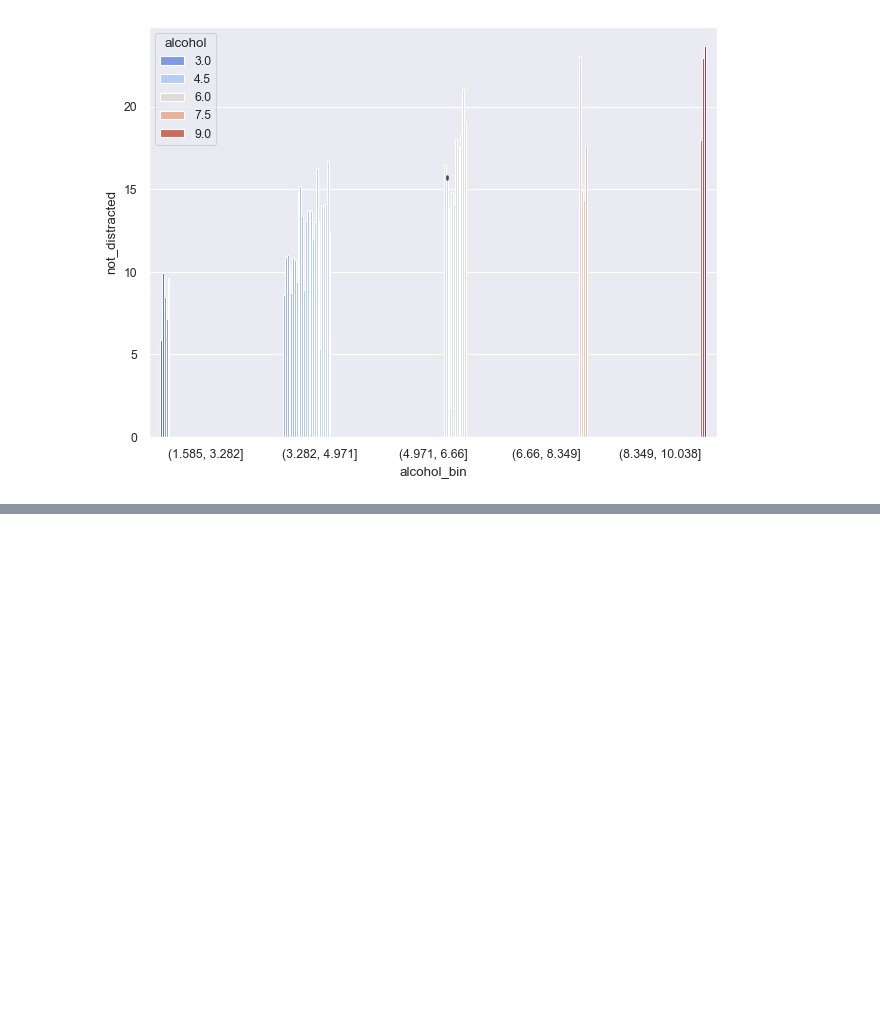
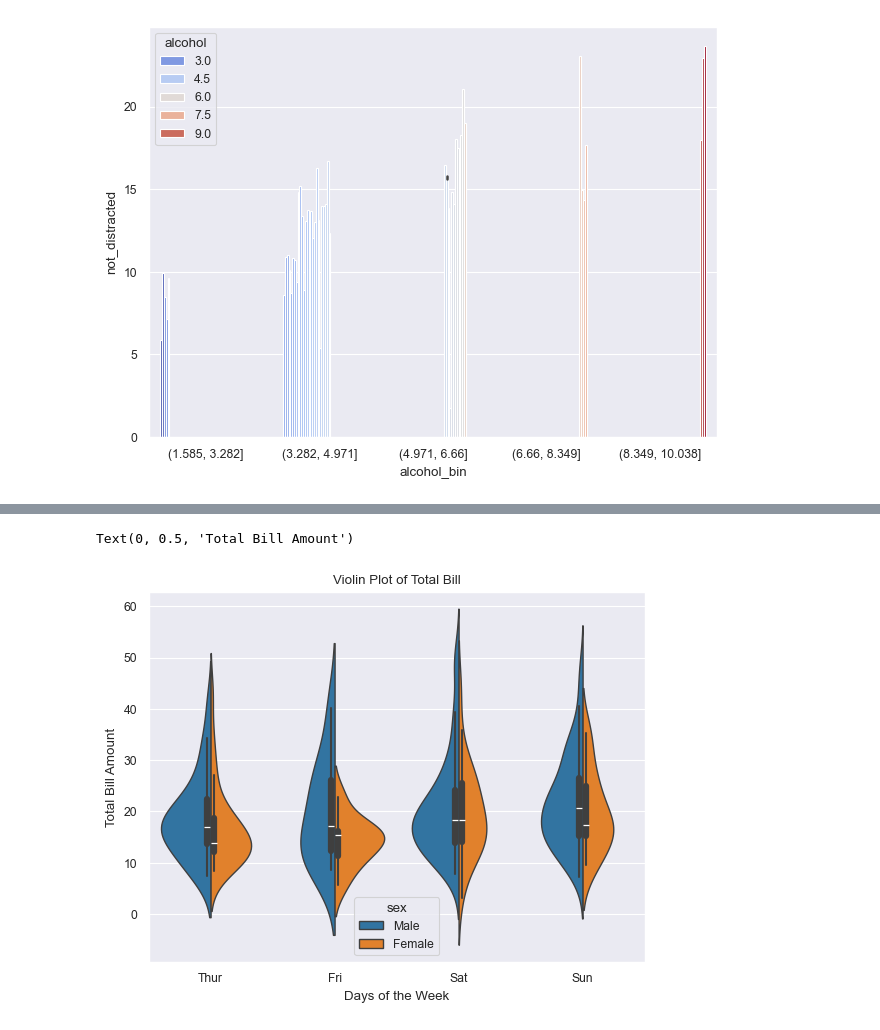
Before and after one commit to Nevin100/Data-Visualization-with-Seaborn, a Jupyter notebook: seaborn.ipynb, the cells around one changed output, grey strips where cells are left out. Cells and saved outputs as stored; diff of their text form; code cells hidden in the pictures; blank space fills up the shorter version.

```diff
--- a/seaborn.ipynb
+++ b/seaborn.ipynb
@@ -122,0 +165,11 @@ plt.tight_layout()
+# %%
+# Violin Plot : --> to visualize the distribution of a numerical variable across different categories.
+# It combines a box plot and a kernel density plot to show the distribution of the data.
+
+sns.violinplot(x='day', y='total_bill', data=tips_df, hue='sex', split=True)
+plt.title('Violin Plot of Total Bill')
+plt.xlabel('Days of the Week')
+plt.ylabel('Total Bill Amount')
+# %% [output]
+Text(0, 0.5, 'Total Bill Amount')
+[figure, added]
```
Also changed, not shown: parts of 5 cells of this notebook.
